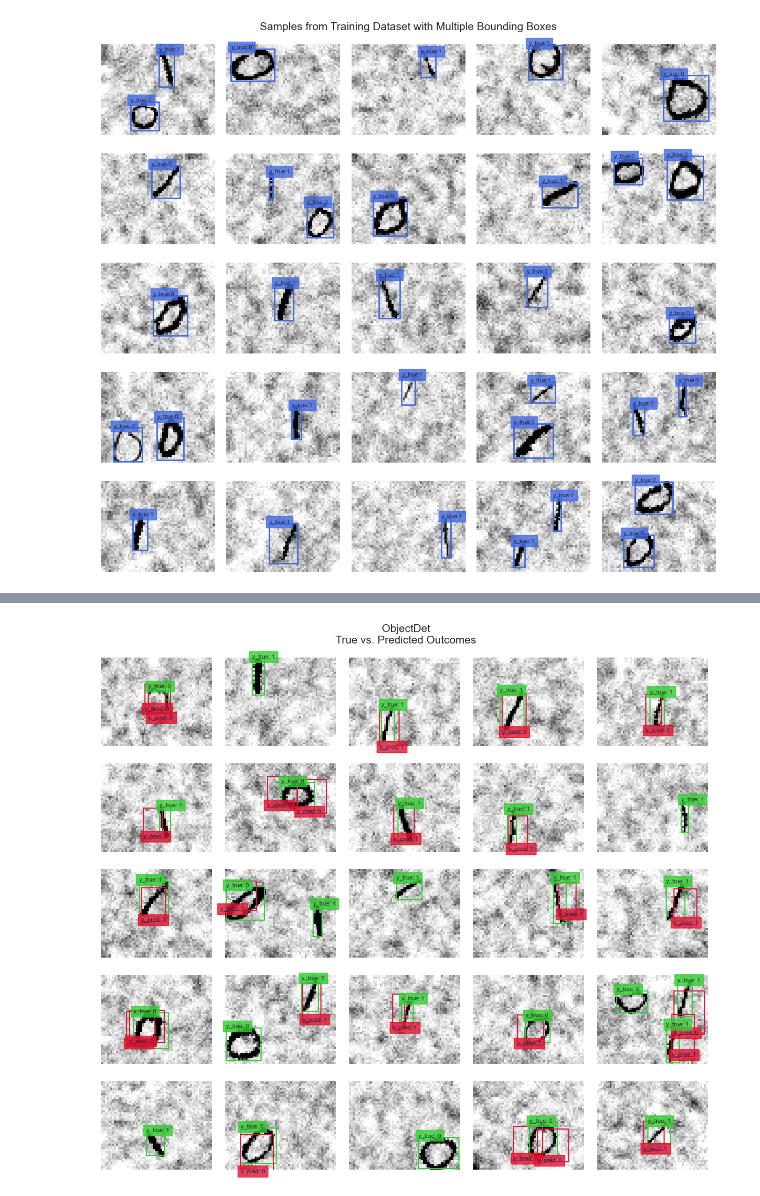
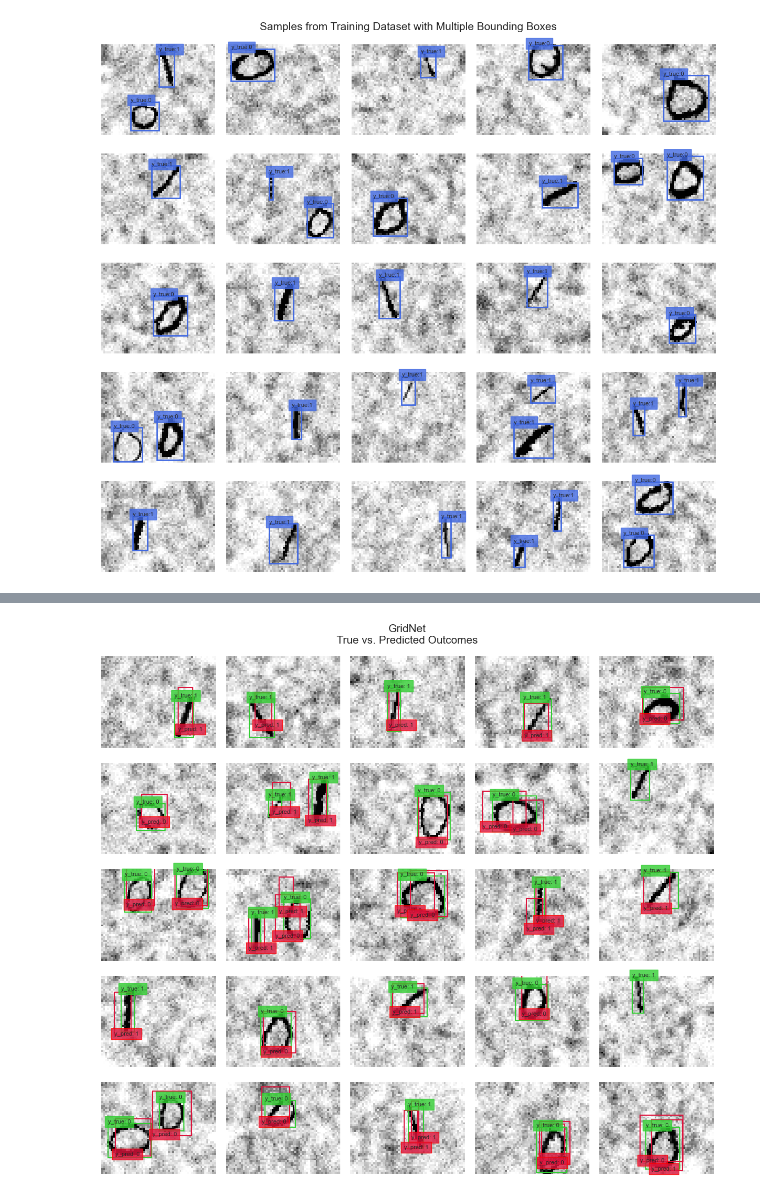
Before and after one commit to kuimetra/deep_learning, a Jupyter notebook: Project 2/main.ipynb, the cells around one changed output, grey strips where cells are left out. Drawn from its saved outputs; the diff is of its cells as text; code cells hidden in the pictures.

Commit message:
mAP for object detection

```diff
--- a/Project 2/main.ipynb
+++ b/Project 2/main.ipynb
@@ -726,7 +731,7 @@ def select_and_evaluate_best_model(model_info_list, test_loader):
 
     return best_model_info
 # %%
-best_model = select_and_evaluate_best_model(model_info_list, test_loader)
+best_model = select_and_evaluate_best_model(model_info_list, localization_test_loader)
 # %%
 print(f"Best Model: {best_model['model_name']}")
 print(f"Classification Accuracy on Test Set: {best_model['classification_accuracy']:.5f}")
@@ -755,7 +760,7 @@ def generate_predictions(model, data_loader):
 
     return torch.cat(y_true), torch.cat(y_pred)
 # %%
-y_true, y_pred = generate_predictions(best_model['model'], test_loader)
+y_true, y_pred = generate_predictions(best_model['model'], localization_test_loader)
 # %%
 def plot_confusion_matrix(model_name, y_true, y_pred):
     if device.type == 'cuda':
@@ -925,21 +930,20 @@ plt.show()
 # %% [output]
 [figure]
 # %%
-class ObjectDet(nn.Module):
+class GridNet(nn.Module):
     def __init__(self):
-        super(ObjectDet, self).__init__()
-        # (n + 2p - f) / s + 1
-        self.conv1 = nn.Conv2d(1, 2, kernel_size=3, padding=1)
-        # Conv1: Input 48x60x1 -> Output 48x60x2
+        super(GridNet, self).__init__()
+        self.conv1 = nn.Conv2d(1, 16, kernel_size=3, padding=1)
+        # Conv1: Input 48x60x1 -> Output 48x60x16
 
-        self.conv2 = nn.Conv2d(2, 4, kernel_size=3, padding=1)
-        # Conv2: Input 24x30x1 -> Output 24x30x4
+        self.conv2 = nn.Conv2d(16, 32, kernel_size=3, padding=1)
+        # Conv2: Input 24x30x16 -> Output 24x30x32
 
-        self.conv3 = nn.Conv2d(4, 6, kernel_size=3, padding=1)
-        # Conv3: Input 12x15x4 -> Output 12x15x6
+        self.conv3 = nn.Conv2d(32, 32, kernel_size=3, padding=1)
+        # Conv3: Input 12x15x32 -> Output 12x15x32
 
-        self.conv4 = nn.Conv2d(6, 7, kernel_size=3, padding=0)
-        # Conv4: Input 4x5x6 -> Output 2x3x7 (H_out × W_out × (C + 5))
+        self.conv4 = nn.Conv2d(32, 7, kernel_size=3, padding=0)
+        # Conv4: Input 4x5x32 -> Output 2x3x7 (H_out × W_out × (C + 5))
 
         self.pool1 = nn.MaxPool2d(kernel_size=2, stride=2)
         self.pool2 = nn.MaxPool2d(kernel_size=3, stride=3)
@@ -953,6 +957,6 @@ class ObjectDet(nn.Module):
         x = self.pool2(x)
         x = self.conv4(x)
 
-        # outputs has a shape of [batch_size, 7, 2, 3] = [batch_size, channels, grid_height, grid_width]
-        # we want to transform it to [batch_size, 2, 3, 7], (to match targets)
+        # x has a shape of [N, 7, 2, 3] = [N, C + 5, H_out, W_out]
+        # we permute it to match the target structure: [N, H_out, W_out, C + 5]
         return x.permute(0, 2, 3, 1)
@@ -1005,5 +1113,6 @@ def object_detection_train(model, optimizer, data_loader, epochs=10):
 # %%
-ObjectDet_model = ObjectDet().to(device)
-optimizer = torch.optim.Adam(ObjectDet_model.parameters(), lr=0.001)
-object_detection_train(ObjectDet_model, optimizer, detection_train_loader)
+GridNet_model = GridNet().to(device)
+optimizer = torch.optim.Adam(GridNet_model.parameters(), lr=0.001)
+GridNet_train_losses, GridNet_val_mAPs = object_detection_train(GridNet_model, optimizer, detection_train_loader,
+                                                                detection_val_loader, epochs=10)
 # %% [output]
@@ -1067,6 +1210,6 @@ def plot_det_model_predictions(model, dataset, model_name, H_out=2, W_out=3):
     plt.tight_layout()
     plt.show()
 # %%
-plot_det_model_predictions(ObjectDet_model, detection_train, "ObjectDet")
+plot_det_model_predictions(GridNet_model, detection_train, "GridNet")
 # %% [output]
-[figure, old version]
+[figure, new version]
```
Also changed, not shown: parts of 25 cells of this notebook.
